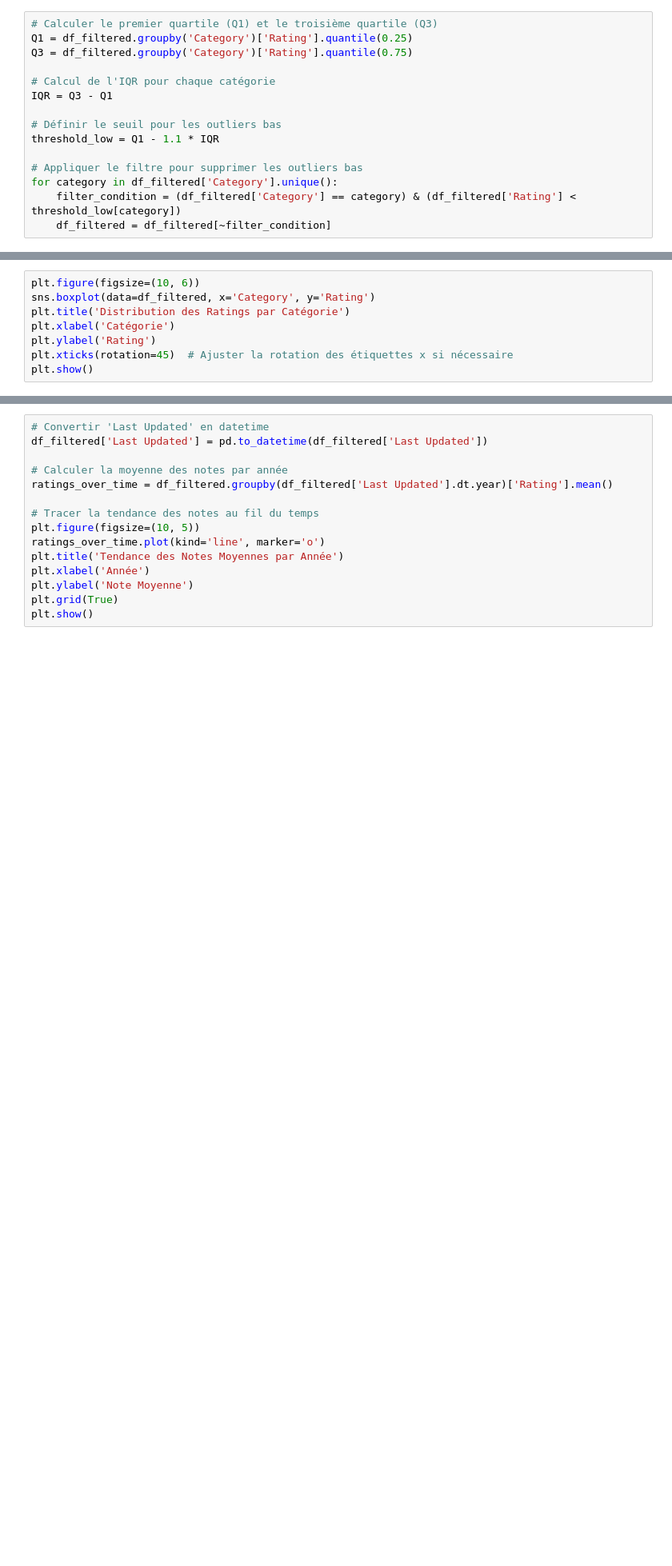
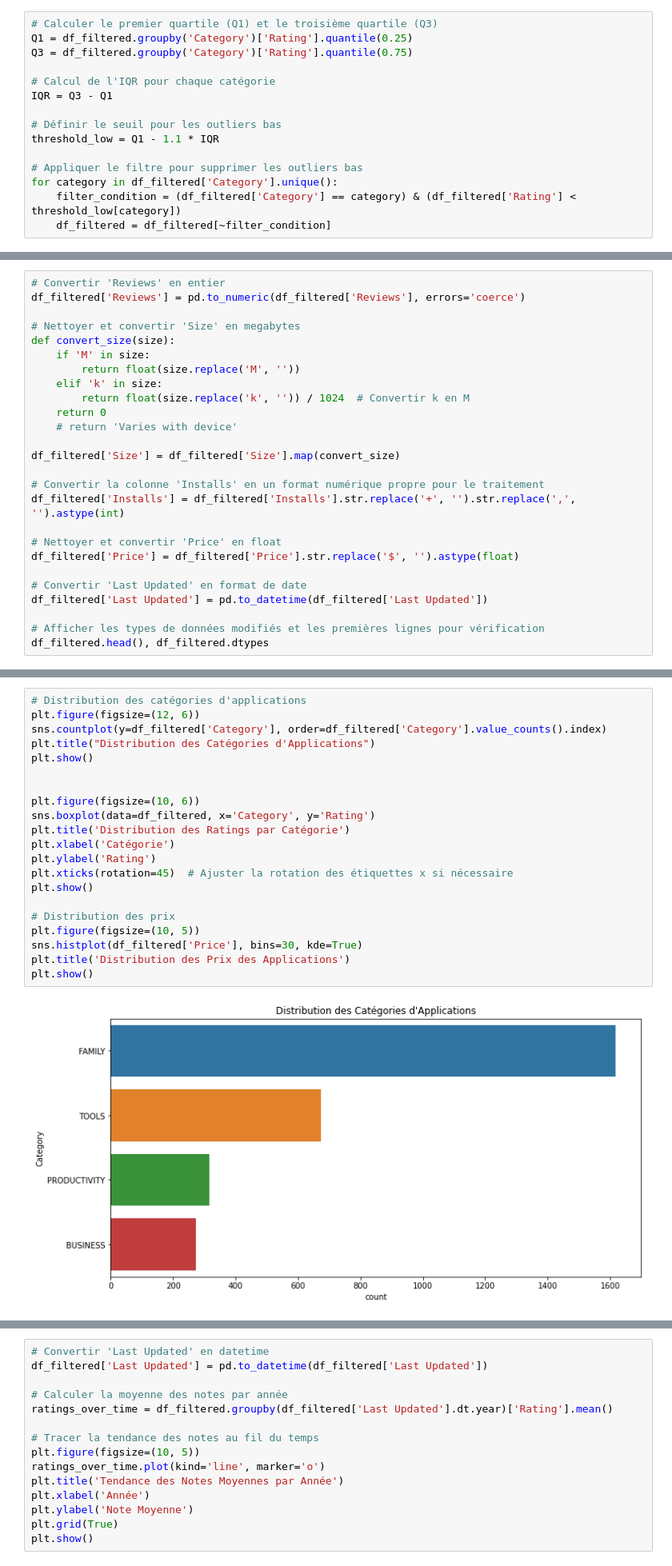
Before and after one commit to Amani05/Data-et-IA-, a Jupyter notebook: games_dataviz.ipynb, the cells around one changed output, grey strips where cells are left out. Shown: that part at 80% size. Cells and saved outputs as stored; diff of their text form; blank space fills up the shorter version.

```diff
--- a/games_dataviz.ipynb
+++ b/games_dataviz.ipynb
@@ -250,0 +235,26 @@ for category in df_filtered['Category'].unique():
+# %%
+# Convertir 'Reviews' en entier
+df_filtered['Reviews'] = pd.to_numeric(df_filtered['Reviews'], errors='coerce')
+
+# Nettoyer et convertir 'Size' en megabytes
+def convert_size(size):
+    if 'M' in size:
+        return float(size.replace('M', ''))
+    elif 'k' in size:
+        return float(size.replace('k', '')) / 1024  # Convertir k en M
+    return 0
+    # return 'Varies with device'
+
+df_filtered['Size'] = df_filtered['Size'].map(convert_size)
+
+# Convertir la colonne 'Installs' en un format numérique propre pour le traitement
+df_filtered['Installs'] = df_filtered['Installs'].str.replace('+', '').str.replace(',', '').astype(int)
+
+# Nettoyer et convertir 'Price' en float
+df_filtered['Price'] = df_filtered['Price'].str.replace('$', '').astype(float)
+
+# Convertir 'Last Updated' en format de date
+df_filtered['Last Updated'] = pd.to_datetime(df_filtered['Last Updated'])
+
+# Afficher les types de données modifiés et les premières lignes pour vérification
+df_filtered.head(), df_filtered.dtypes
@@ -251,8 +288,23 @@ for category in df_filtered['Category'].unique():
 # %%
+# Distribution des catégories d'applications
+plt.figure(figsize=(12, 6))
+sns.countplot(y=df_filtered['Category'], order=df_filtered['Category'].value_counts().index)
+plt.title("Distribution des Catégories d'Applications")
+plt.show()
+
+
 plt.figure(figsize=(10, 6))
 sns.boxplot(data=df_filtered, x='Category', y='Rating')
 plt.title('Distribution des Ratings par Catégorie')
 plt.xlabel('Catégorie')
 plt.ylabel('Rating')
 plt.xticks(rotation=45)  # Ajuster la rotation des étiquettes x si nécessaire
 plt.show()
+
+# Distribution des prix
+plt.figure(figsize=(10, 5))
+sns.histplot(df_filtered['Price'], bins=30, kde=True)
+plt.title('Distribution des Prix des Applications')
+plt.show()
+# %% [output]
+[figure, added]
```
Also changed, not shown: parts of 30 cells of this notebook.
